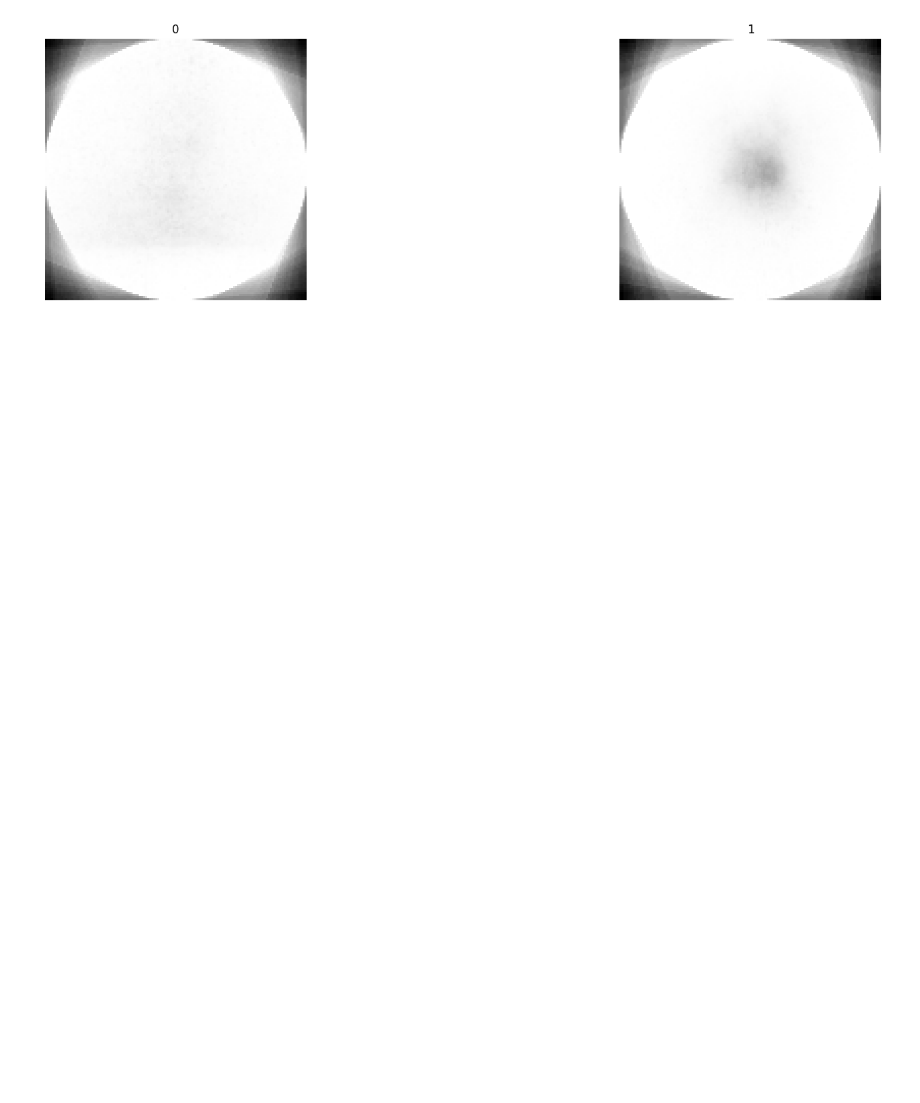
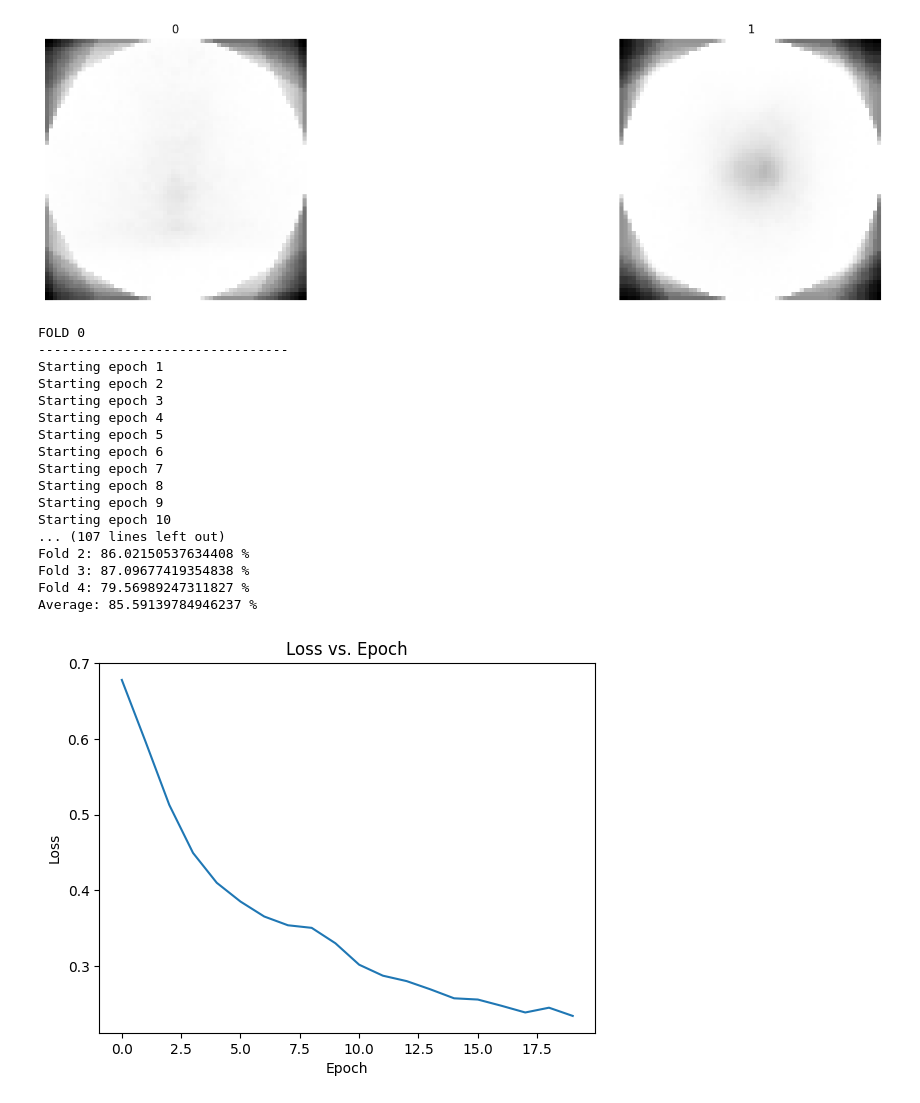
Before and after one commit to syntactic/ModelingSynapticPlasticity-BloodSpatterAnalysis, a Jupyter notebook: Project.ipynb, the cells around one changed output. Cells and saved outputs as stored; diff of their text form; code cells hidden in the pictures; blank space fills up the shorter version.

```diff
--- a/Project.ipynb
+++ b/Project.ipynb
@@ -18,6 +19,7 @@ if os.getenv("COLAB_RELEASE_TAG"):
     in_colab = True
     logger.debug("Running in Colab")
 USING_MNIST = False
+device = utils.get_device()
 
 train_set, test_set = get_datasets(in_colab, USING_MNIST)
 # %% [output]
@@ -54,3 +57,34 @@ DEBUG:MSP_Project:Class Counts: [250, 215]
 calculate_class_average(train_set)
 # %% [output]
 [figure]
+# %%
+from TrainingTesting import k_fold_cross_validation
+from Models import *
+from plotting import plot_loss
+
+model = SpikingCNN(beta=0.8, num_steps=25, using_mnist=USING_MNIST)
+model = PyTorchCNN(using_mnist=USING_MNIST)
+model = model.to(device)
+optimizer = th.optim.Adam(model.parameters(), lr=0.001, weight_decay=0.0001)
+accuracy, loss_record = k_fold_cross_validation(train_set, model, k=5, num_epochs=10, batch_size=32, optimizer=optimizer)
+smoothed_loss_record = utils.smooth_k_fold_loss_record(loss_record)
+plot_loss(smoothed_loss_record)
+# %% [output]
+FOLD 0
+--------------------------------
+Starting epoch 1
+Starting epoch 2
+Starting epoch 3
+Starting epoch 4
+Starting epoch 5
+Starting epoch 6
+Starting epoch 7
+Starting epoch 8
+Starting epoch 9
+Starting epoch 10
+... (107 lines left out)
+Fold 2: 86.02150537634408 %
+Fold 3: 87.09677419354838 %
+Fold 4: 79.56989247311827 %
+Average: 85.59139784946237 %
+[figure, added]
```
Also changed, not shown: parts of 3 cells of this notebook, 7 other files.
